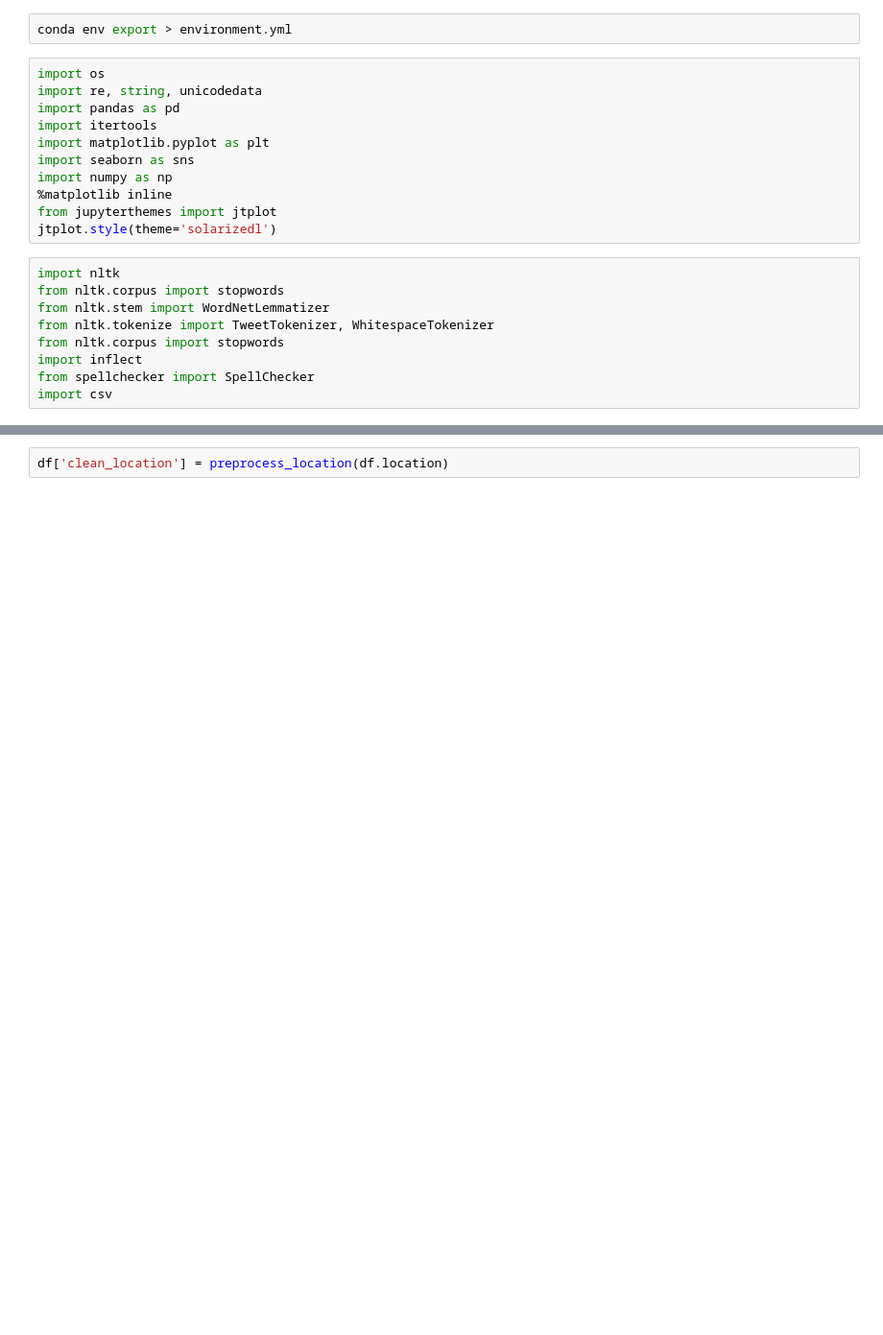
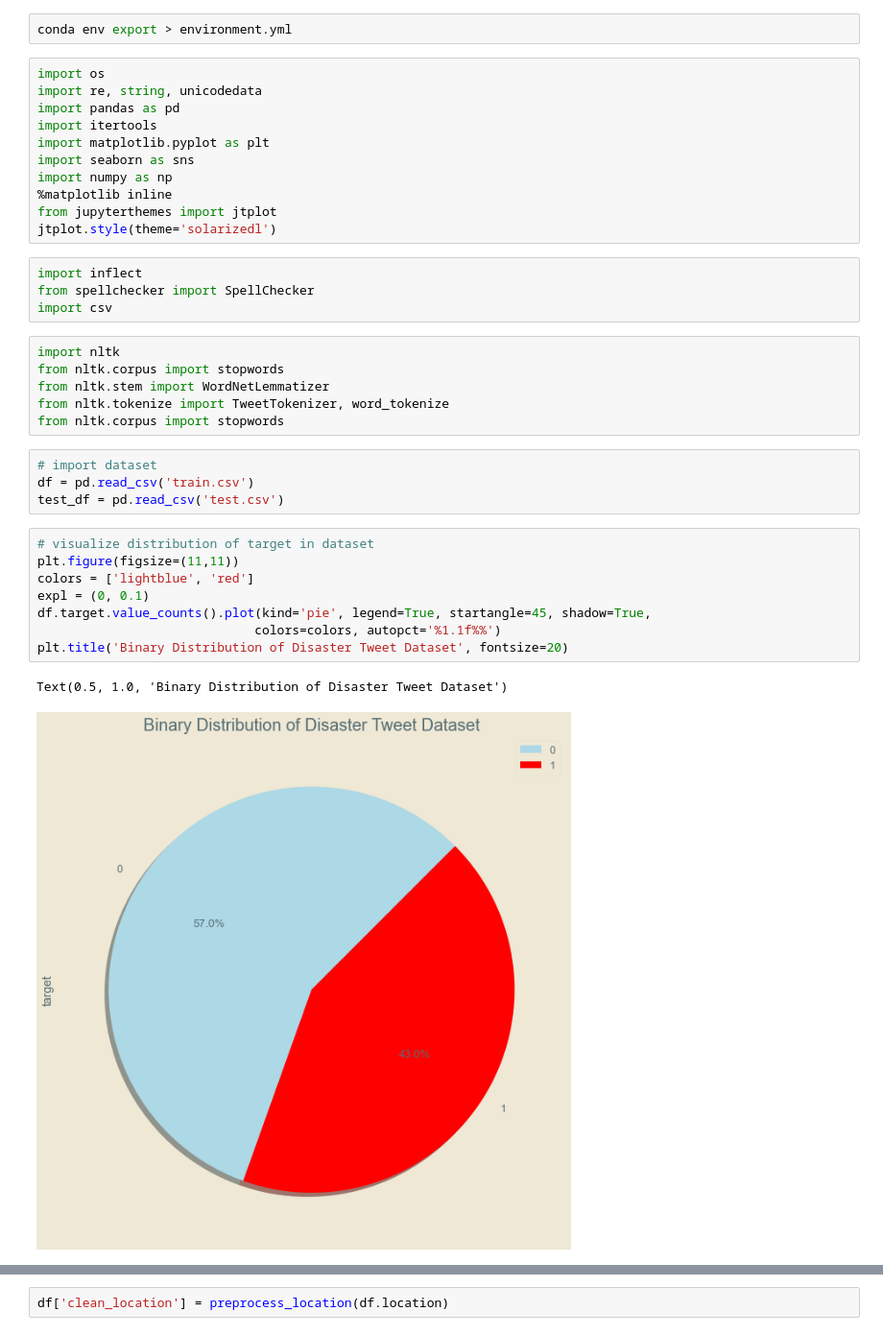
Before and after one commit to 8REN/disaster_tweets, a Jupyter notebook: preprocess_text.ipynb, the cells around one changed output, grey strips where cells are left out. Shown: that part at 96% size. Cells and saved outputs as stored; diff of their text form; blank space fills up the shorter version.

```diff
--- a/preprocess_text.ipynb
+++ b/preprocess_text.ipynb
@@ -11,13 +11,29 @@ import numpy as np
 %matplotlib inline
 from jupyterthemes import jtplot
 jtplot.style(theme='solarizedl')
+# %%
+import inflect
+from spellchecker import SpellChecker
+import csv
 # %%
 import nltk
 from nltk.corpus import stopwords
 from nltk.stem import WordNetLemmatizer
-from nltk.tokenize import TweetTokenizer, WhitespaceTokenizer
+from nltk.tokenize import TweetTokenizer, word_tokenize
 from nltk.corpus import stopwords
-import inflect
-from spellchecker import SpellChecker
-import csv
+# %%
+# import dataset
+df = pd.read_csv('train.csv')
+test_df = pd.read_csv('test.csv')
+# %%
+# visualize distribution of target in dataset
+plt.figure(figsize=(11,11))
+colors = ['lightblue', 'red']
+expl = (0, 0.1)
+df.target.value_counts().plot(kind='pie', legend=True, startangle=45, shadow=True,
+                             colors=colors, autopct='%1.1f%%')
+plt.title('Binary Distribution of Disaster Tweet Dataset', fontsize=20)
+# %% [output]
+Text(0.5, 1.0, 'Binary Distribution of Disaster Tweet Dataset')
+[figure, added]
 # %%
```
Also changed, not shown: parts of 49 cells of this notebook, 3 other files.
